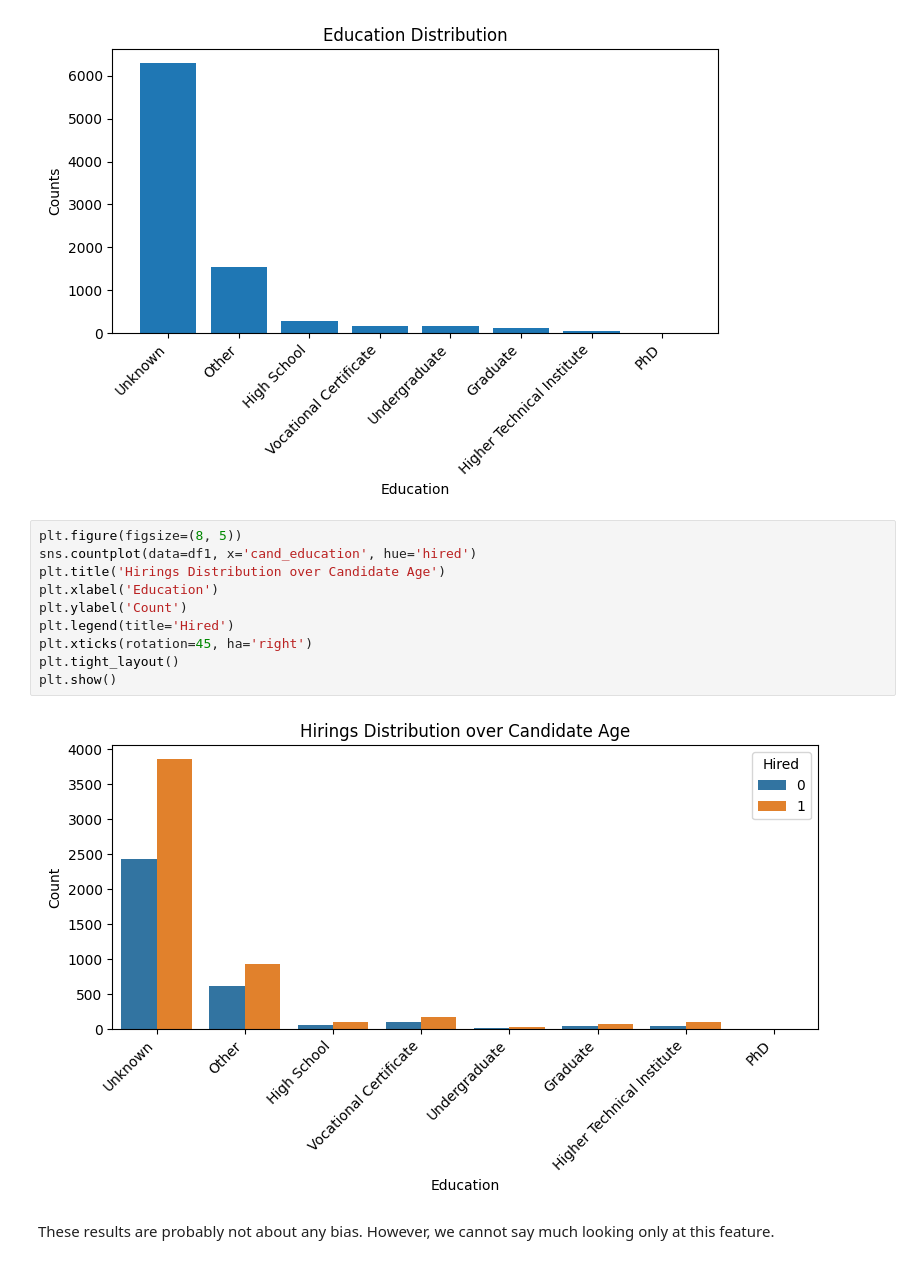
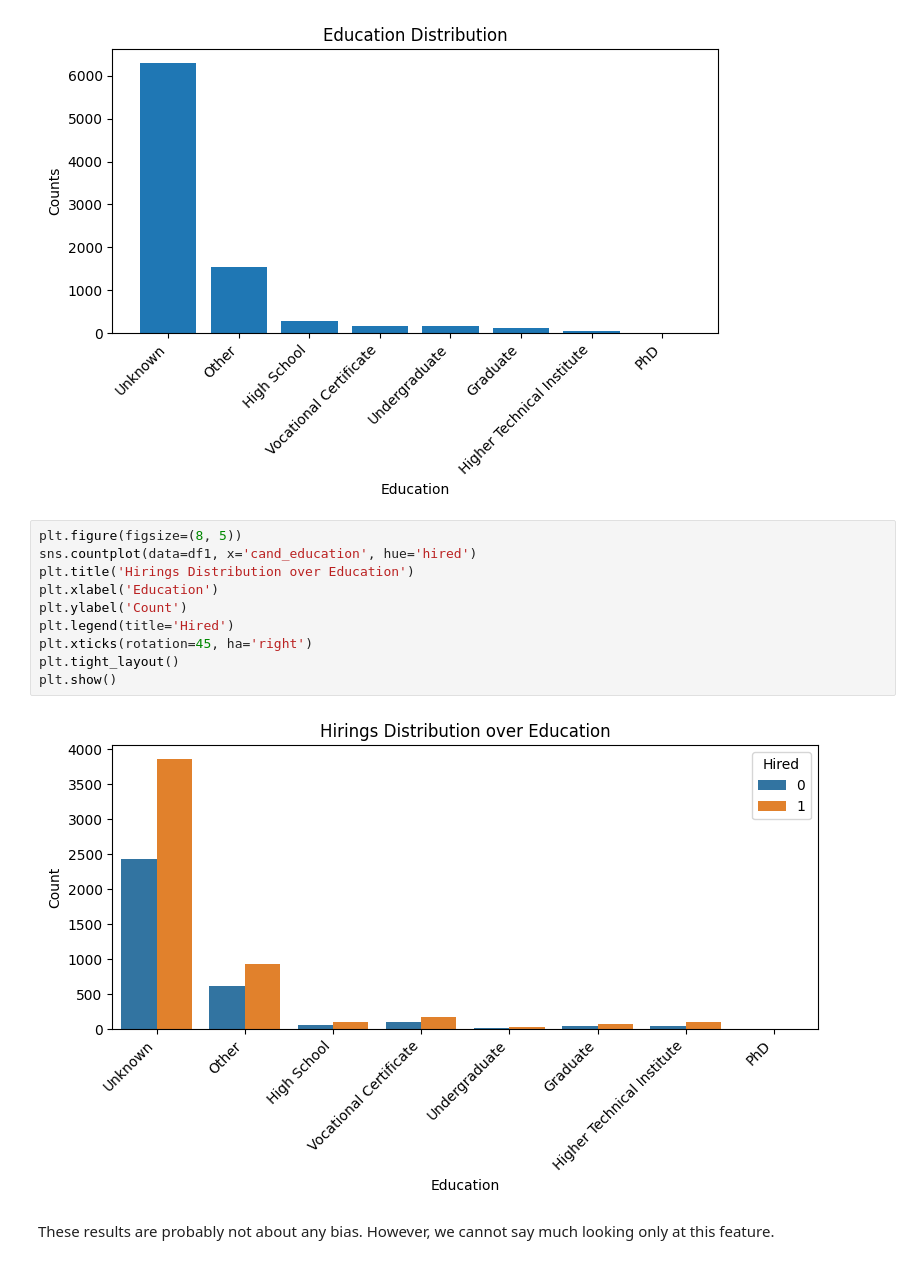
Before and after one commit to kor80/Fair-Candidate-Screening-System, a Jupyter notebook: main.ipynb, the cells around one changed output. Drawn from its saved outputs; the diff is of its cells as text.

```diff
--- a/main.ipynb
+++ b/main.ipynb
@@ -566,15 +560,15 @@ plt.show()
 # %%
 plt.figure(figsize=(8, 5))
 sns.countplot(data=df1, x='cand_education', hue='hired')
-plt.title('Hirings Distribution over Candidate Age')
+plt.title('Hirings Distribution over Education')
 plt.xlabel('Education')
 plt.ylabel('Count')
 plt.legend(title='Hired')
 plt.xticks(rotation=45, ha='right')
 plt.tight_layout()
 plt.show()
 # %% [output]
-[figure, old version]
+[figure, new version]
 # %% [markdown]
 These results are probably not about any bias. However, we cannot say much looking only at this feature.
 # %%
```
Also changed, not shown: parts of 96 cells of this notebook.
